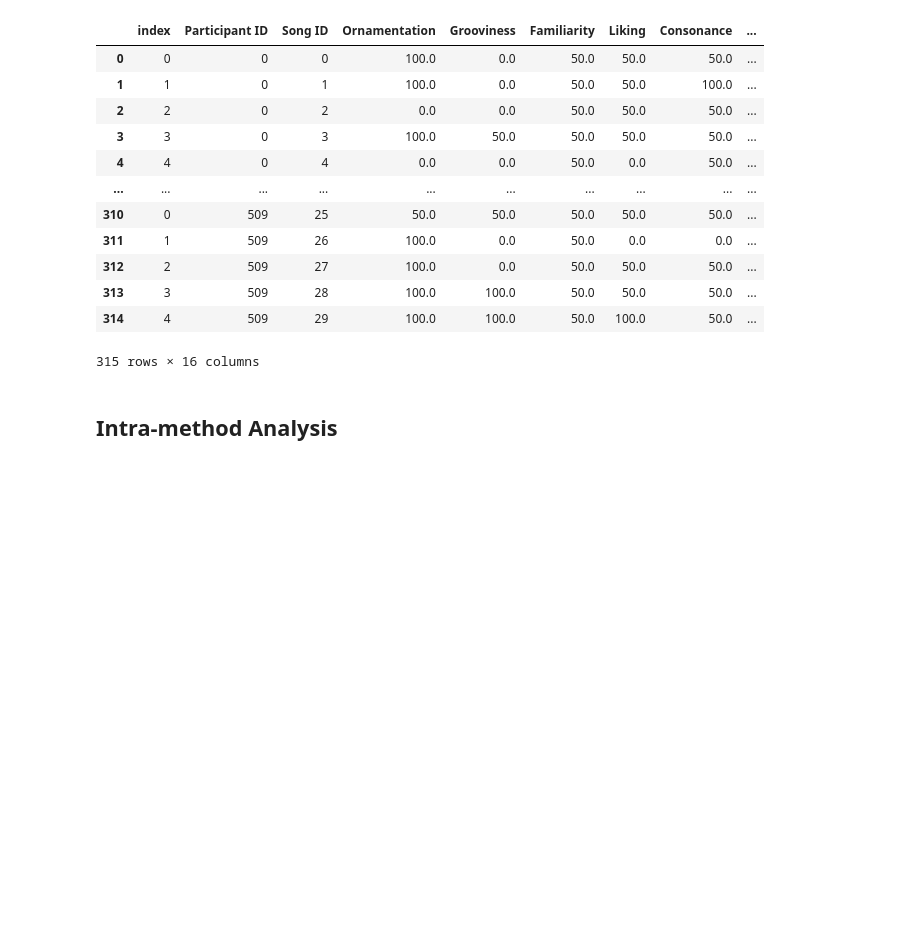
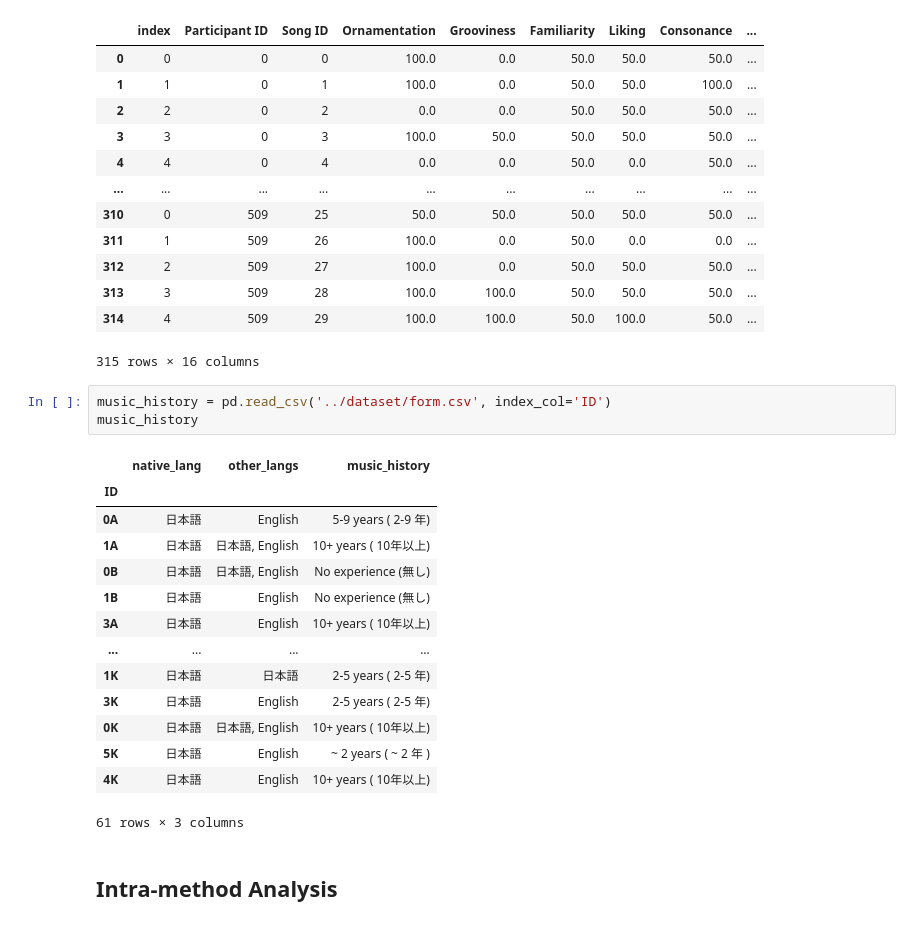
Before and after one commit to dsh0416/cantometrics, a Jupyter notebook: analysis/Analysis.ipynb, the cells around one changed output. Saved outputs shown, nothing was run; the diff lists cells and outputs as text; blank space fills up the shorter version.

```diff
--- a/analysis/Analysis.ipynb
+++ b/analysis/Analysis.ipynb
@@ -49,6 +49,24 @@ evaluation
 | 313 | 3 | 509 | 28 | 100.0 | 100.0 | 50.0 | 50.0 | 50.0 | ... |
 | 314 | 4 | 509 | 29 | 100.0 | 100.0 | 50.0 | 100.0 | 50.0 | ... |
 315 rows × 16 columns
+# %%
+music_history = pd.read_csv('../dataset/form.csv', index_col='ID')
+music_history
+# %% [output]
+|  | native_lang | other_langs | music_history |
+| ID |  |  |  |
+| 0A | 日本語 | English | 5-9 years ( 2-9 年) |
+| 1A | 日本語 | 日本語, English | 10+ years ( 10年以上) |
+| 0B | 日本語 | 日本語, English | No experience (無し) |
+| 1B | 日本語 | English | No experience (無し) |
+| 3A | 日本語 | English | 10+ years ( 10年以上) |
+| ... | ... | ... | ... |
+| 1K | 日本語 | 日本語 | 2-5 years ( 2-5 年) |
+| 3K | 日本語 | English | 2-5 years ( 2-5 年) |
+| 0K | 日本語 | 日本語, English | 10+ years ( 10年以上) |
+| 5K | 日本語 | English | ~ 2 years ( ~ 2 年 ) |
+| 4K | 日本語 | English | 10+ years ( 10年以上) |
+61 rows × 3 columns
 # %% [markdown]
 ## Intra-method Analysis
 # %%
```
Also changed, not shown: parts of 3 cells of this notebook, 1 other file.
